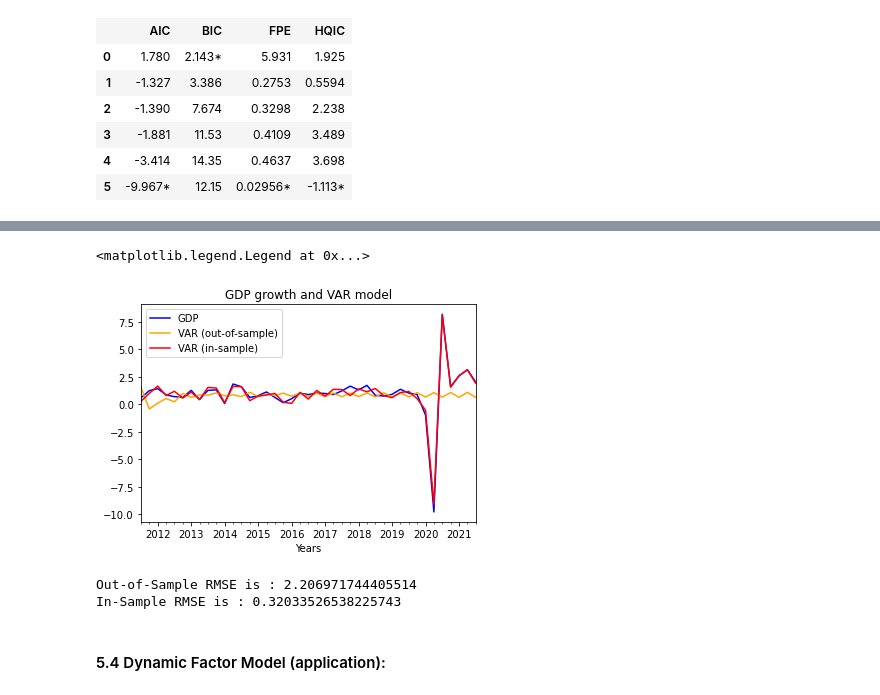
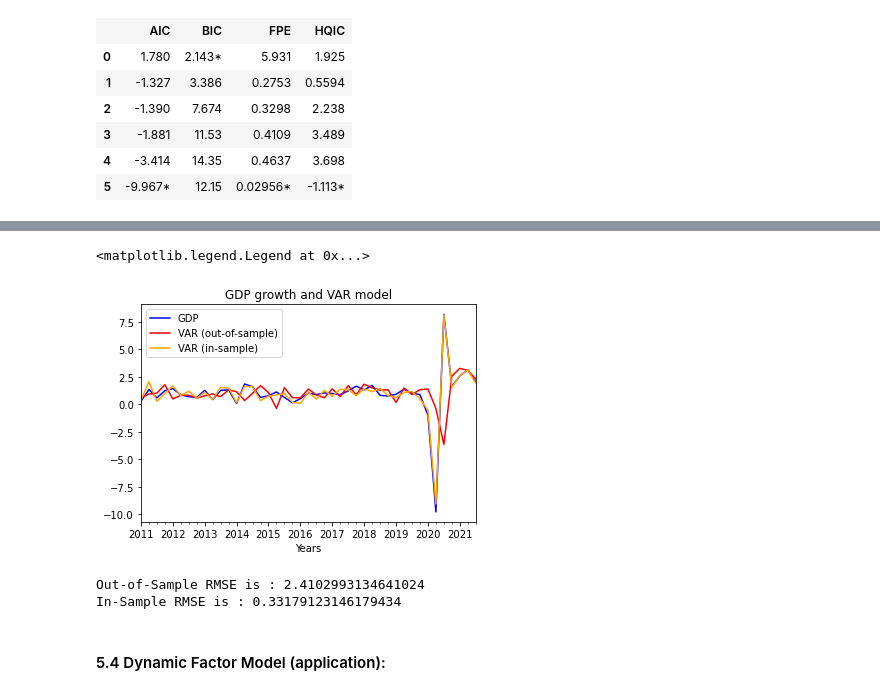
Before and after one commit to vgm236/Special_Project_Moreira_Raza-Nisar, a Jupyter notebook: app/special_project_final.ipynb, the cells around one changed output, grey strips where cells are left out. Cells and saved outputs as stored; diff of their text form; code cells hidden in the pictures.

```diff
--- a/app/special_project_final.ipynb
+++ b/app/special_project_final.ipynb
@@ -970,32 +1015,35 @@ fc2 = model_fitted_restrict.forecast(y=forecast_input2, steps=41)
 
 var_quarterly_restrict_out = pd.DataFrame(fc2, index=quarterly_all.index[-41:], columns=quarterly_all.columns)
 # %%
+# Generate out of sample
+out_of_sample_var = 0.418126 + 0.240518*quarterly_constant['GDP'].shift(1) + 0.790462*quarterly_constant['payroll'].shift(1)  + 0.056202*quarterly_constant['job_openings'].shift(1)  + 0.475409*quarterly_constant['ip'].shift(1)  + -0.070602*quarterly_constant['vehicle_sales'].shift(1)  + -0.047144*quarterly_constant['quits'].shift(1)  + 0.396602*quarterly_constant['retail'].shift(1)  + -0.591680*quarterly_constant['wholesale_inventories'].shift(1)  + -0.045527*quarterly_constant['consumer_sentiment'].shift(1)  + 0.113163*quarterly_constant['construction_spending'].shift(1)  + 0.020122*quarterly_constant['new_orders'].shift(1)  + 0.049108*quarterly_constant['housing_starts'].shift(1) + 0.359352*quarterly_constant['GDP'].shift(2) + -0.438201*quarterly_constant['payroll'].shift(2)  + 0.059443*quarterly_constant['job_openings'].shift(2)  + -0.195710*quarterly_constant['ip'].shift(2)  + -0.096451*quarterly_constant['vehicle_sales'].shift(2)  + 0.024686*quarterly_constant['quits'].shift(2)  + 0.079930*quarterly_constant['retail'].shift(2)  + -0.026733*quarterly_constant['wholesale_inventories'].shift(2)  + -0.032929*quarterly_constant['consumer_sentiment'].shift(2)  + -0.124101 *quarterly_constant['construction_spending'].shift(2)  + 0.077249*quarterly_constant['new_orders'].shift(2)  + -0.042827*quarterly_constant['housing_starts'].shift(2)
+
 ### in plot method we set the label and color of the curve.
-quarterly_all['GDP'][42:].plot(label='GDP', color='blue')
-var_quarterly_restrict_out['GDP'].plot(label='VAR (out-of-sample)', color='orange')
-var_quarterly['GDP'][37:].plot(label='VAR (in-sample)', color='red')
+quarterly_all['GDP'][40:].plot(label='GDP', color='blue')
+out_of_sample_var[40:].plot(label='VAR (out-of-sample)', color='red')
+var_quarterly['GDP'][35:].plot(label='VAR (in-sample)', color='orange')
 
 # adding title to the plot
 plt.title('GDP growth and VAR model')
 
 # adding Label to the x-axis
 plt.xlabel('Years')
 
 # adding legend to the curve
 plt.legend()
 # %% [output]
 <matplotlib.legend.Legend at 0x...>
-[figure, old version]
+[figure, new version]
 # %%
 #errors
-var_rmse_out_sample = math.sqrt(sklearn.metrics.mean_squared_error(quarterly_all['GDP'][42:], var_quarterly_restrict_out['GDP']))
-var_rmse_in_sample = math.sqrt(sklearn.metrics.mean_squared_error(quarterly_all['GDP'][42:], var_quarterly['GDP'][37:]))
+var_rmse_out_sample = math.sqrt(sklearn.metrics.mean_squared_error(quarterly_all['GDP'][40:], out_of_sample_var[40:]))
+var_rmse_in_sample = math.sqrt(sklearn.metrics.mean_squared_error(quarterly_all['GDP'][40:], var_quarterly['GDP'][35:]))
 
 print(f"Out-of-Sample RMSE is : {var_rmse_out_sample}")
 print(f"In-Sample RMSE is : {var_rmse_in_sample}")
 # %% [output]
-Out-of-Sample RMSE is : 2.206971744405514
-In-Sample RMSE is : 0.32033526538225743
+Out-of-Sample RMSE is : 2.4102993134641024
+In-Sample RMSE is : 0.33179123146179434
 # %% [markdown]
 #### 5.4 Dynamic Factor Model (application):
 # %% [markdown]
```
Also changed, not shown: parts of 61 cells of this notebook.
